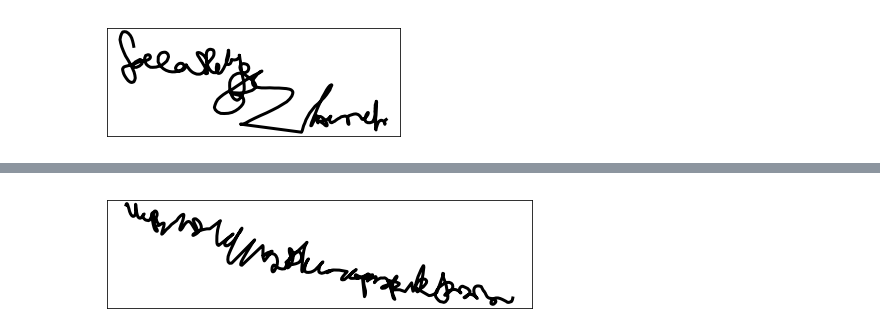
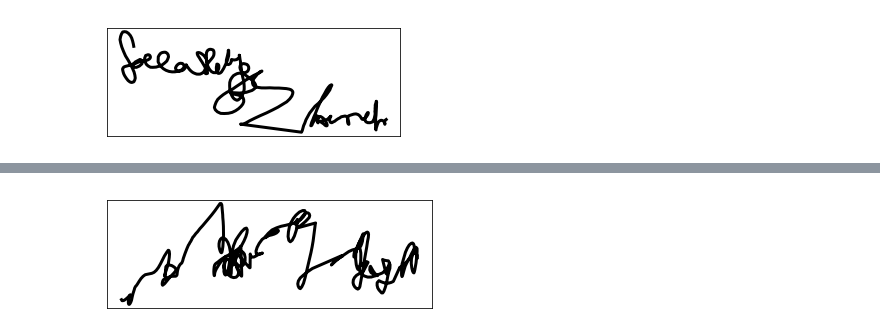
Before and after one commit to BardOfCodes/TheGraves-eyFont, a Jupyter notebook: validate.ipynb, the cells around one changed output, grey strips where cells are left out. Saved outputs shown, nothing was run; the diff lists cells and outputs as text; code cells hidden in the pictures.

```diff
--- a/validate.ipynb
+++ b/validate.ipynb
@@ -123,12 +123,14 @@ device_id = 0
 torch.cuda.set_device(device_id)
 # %%
 
+# import models.conditional_complex_GRU as GRU
 import models.conditional_multilinear_GRU as GRU
 import data_loaders.data_loader_conditioned as data_loader
 
 reload(utils)
 reload(GRU)
-wt_load = 'weights/ConditionalComplexBalancedGRU_12.pth'
+# wt_load = 'weights/best_ConditionalComplexBalancedGRU.pth'
+wt_load = 'weights/best_ConditionalMultilinearBalancedGRU.pth'
 # wt_load = "NIL"
 loader = 'val'
 
@@ -185,13 +222,13 @@ gt_image = utils.plot_stroke(gt)# .transpose(2,0,1)
 # %%
 # self generation
-output = network.forward_looped(['the plane and Gavin was'],700, no_sigma=False)
+output = network.forward_looped(['imagination which asked the'],600, no_sigma=False)
 output.size()
 pred = output[:,0,:].cpu().numpy()
 pred[:,0] = 0
 pred_image = utils.plot_stroke(pred)# .transpose(2,0,1)
 # pred = output[:,1,:].cpu().numpy()
 # pred_image = utils.plot_stroke(pred)# .transpose(2,0,1)
 # pred = output[:,2,:].cpu().numpy()
 # pred_image = utils.plot_stroke(pred)# .transpose(2,0,1)
 # %% [output]
-[figure, old version]
+[figure, new version]
```
Also changed, not shown: parts of 2 cells of this notebook, 9 other files.
